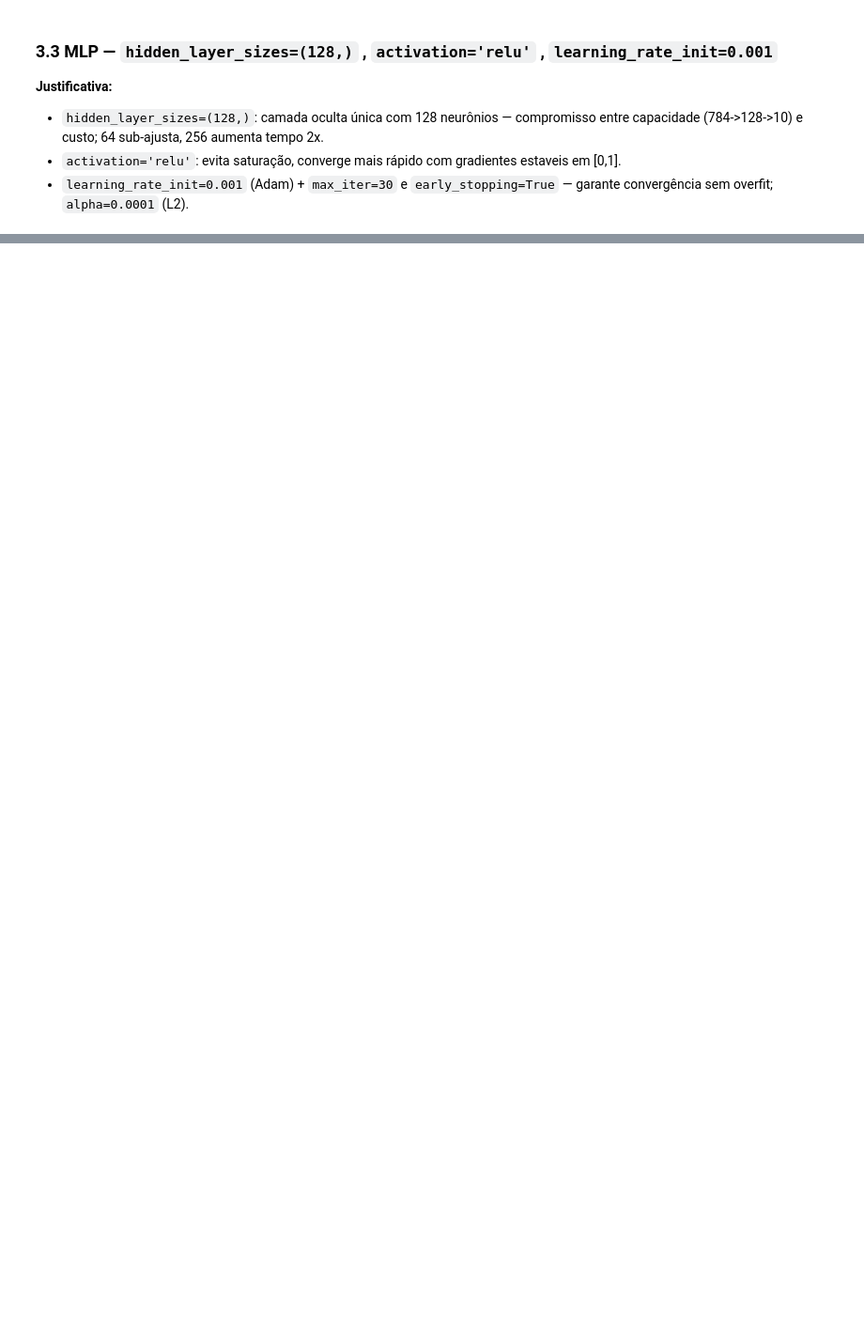
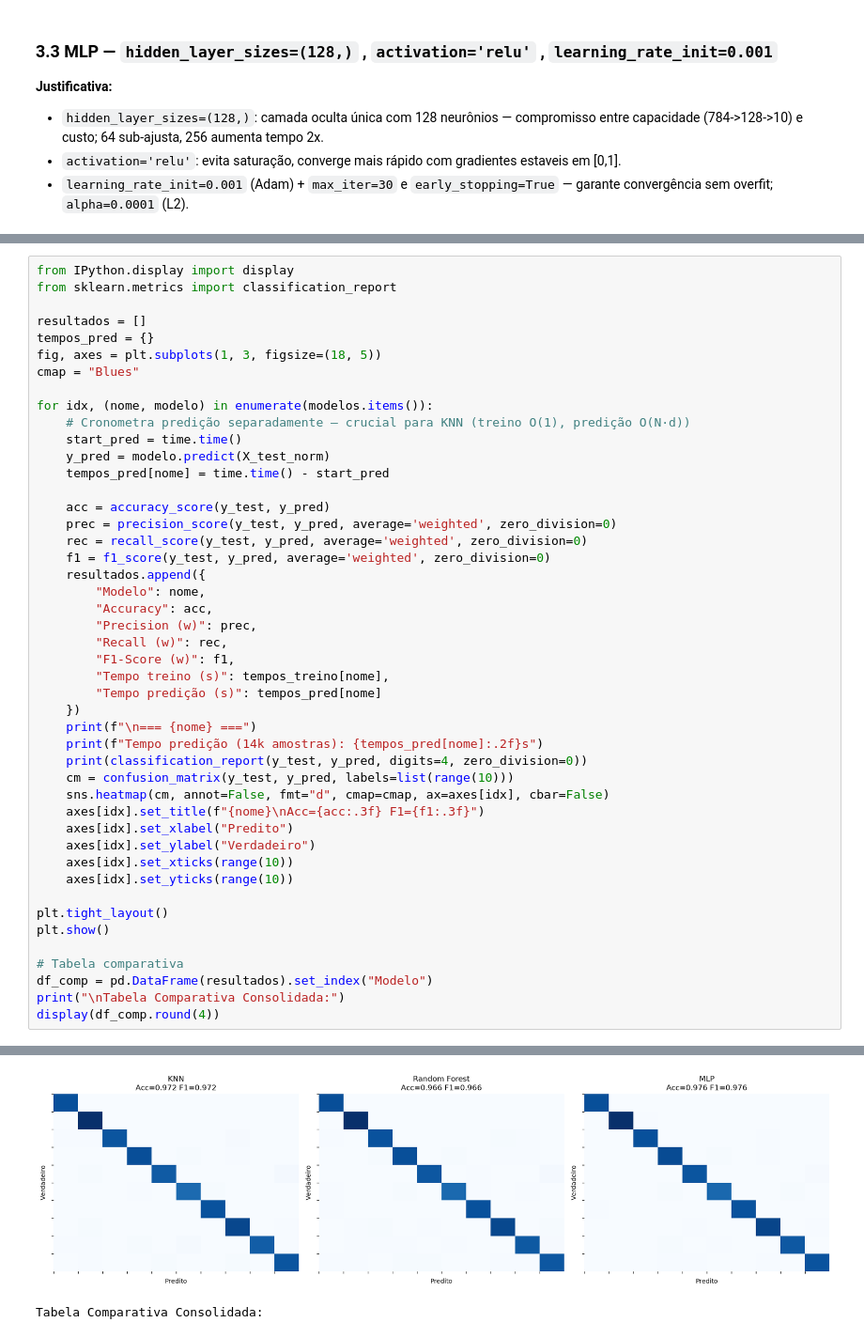
Before and after one commit to robertosim/mini-projeto-mnist, a Jupyter notebook: mini_projeto_mnist.ipynb, the cells around one changed output, grey strips where cells are left out. Shown at 94% size. Drawn from its saved outputs; the diff is of its cells as text; blank space fills up the shorter version.

Commit message:
implementa Fase 4: avaliacao comparativa com matrizes e tabela consolidada

```diff
--- a/mini_projeto_mnist.ipynb
+++ b/mini_projeto_mnist.ipynb
@@ -436,0 +444,47 @@ Acurácia validação MLP: 0.9716
+# %%
+from IPython.display import display
+from sklearn.metrics import classification_report
+
+resultados = []
+tempos_pred = {}
+fig, axes = plt.subplots(1, 3, figsize=(18, 5))
+cmap = "Blues"
+
+for idx, (nome, modelo) in enumerate(modelos.items()):
+    # Cronometra predição separadamente — crucial para KNN (treino O(1), predição O(N·d))
+    start_pred = time.time()
+    y_pred = modelo.predict(X_test_norm)
+    tempos_pred[nome] = time.time() - start_pred
+
+    acc = accuracy_score(y_test, y_pred)
+    prec = precision_score(y_test, y_pred, average='weighted', zero_division=0)
+    rec = recall_score(y_test, y_pred, average='weighted', zero_division=0)
+    f1 = f1_score(y_test, y_pred, average='weighted', zero_division=0)
+    resultados.append({
+        "Modelo": nome,
+        "Accuracy": acc,
+        "Precision (w)": prec,
+        "Recall (w)": rec,
+        "F1-Score (w)": f1,
+        "Tempo treino (s)": tempos_treino[nome],
+        "Tempo predição (s)": tempos_pred[nome]
+    })
+    print(f"\n=== {nome} ===")
+    print(f"Tempo predição (14k amostras): {tempos_pred[nome]:.2f}s")
+    print(classification_report(y_test, y_pred, digits=4, zero_division=0))
+    cm = confusion_matrix(y_test, y_pred, labels=list(range(10)))
+    sns.heatmap(cm, annot=False, fmt="d", cmap=cmap, ax=axes[idx], cbar=False)
+    axes[idx].set_title(f"{nome}\nAcc={acc:.3f} F1={f1:.3f}")
+    axes[idx].set_xlabel("Predito")
+    axes[idx].set_ylabel("Verdadeiro")
+    axes[idx].set_xticks(range(10))
+    axes[idx].set_yticks(range(10))
+
+plt.tight_layout()
+plt.show()
+
+# Tabela comparativa
+df_comp = pd.DataFrame(resultados).set_index("Modelo")
+print("\nTabela Comparativa Consolidada:")
+display(df_comp.round(4))
+# %% [output]
@@ -436,0 +508,2 @@ Acurácia validação MLP: 0.9716
+[figure, added]
+Tabela Comparativa Consolidada:
```
Also changed, not shown: parts of 8 cells of this notebook.
